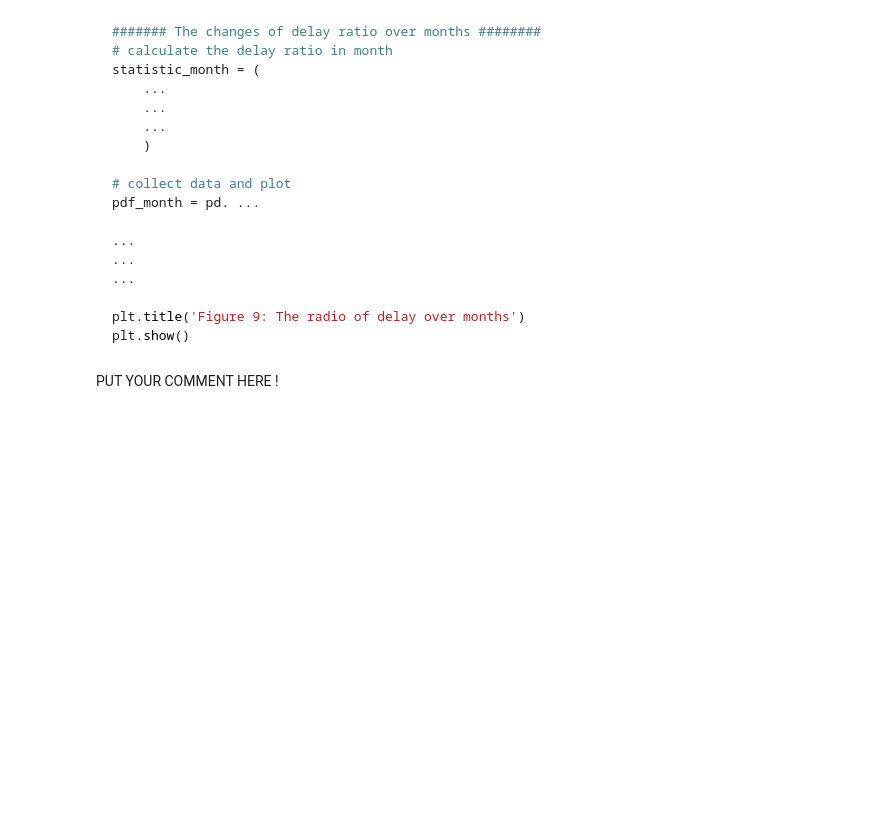
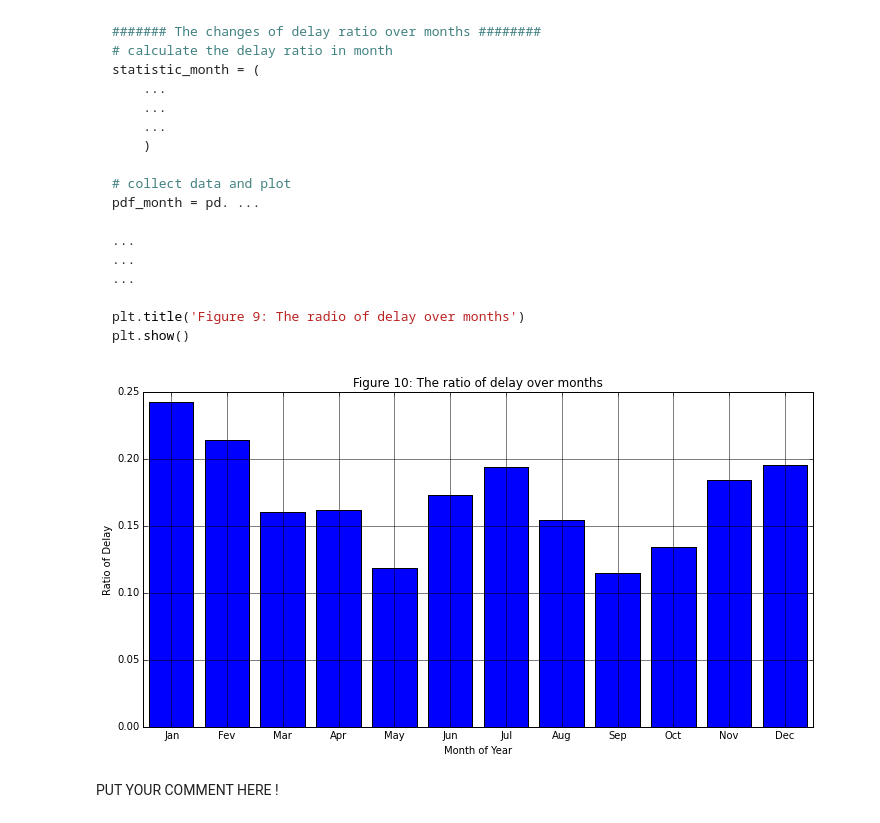
Before and after one commit to adriculteur/Algorithmic-Machine-Learning, a Jupyter notebook: Notebooks/[Lecture 5+6] Regression algorithm - Using Random Forests to predict Airplane Delays.ipynb, the cells around one changed output. Saved outputs shown, nothing was run; the diff lists cells and outputs as text; code cells hidden in the pictures; blank space fills up the shorter version.

````diff
--- a/Notebooks/[Lecture 5+6] Regression algorithm - Using Random Forests to predict Airplane Delays.ipynb
+++ b/Notebooks/[Lecture 5+6] Regression algorithm - Using Random Forests to predict Airplane Delays.ipynb
@@ -774,6 +810,35 @@ pdf_month = pd. ...
 plt.title('Figure 9: The radio of delay over months')
 plt.show()
 ```
+# %%
+####### The changes of delay ratio over months ########
+# calculate the delay ratio in month
+statistic_month = (
+    df_with_delay
+    .groupby('month')
+    .agg((func.sum('is_delay')/func.count('*')).alias('delay_ratio'))
+    # order by day_of_month
+    .orderBy('month')
+    )
+
+# collect data and plot
+pdf_month = pd.DataFrame(data=statistic_month.collect())
+
+map_int_into_month = { 1:"Jan", 2:"Fev", 3:"Mar", 4:"Apr", 5:"May", 6:"Jun", 7:"Jul", 8:"Aug", 9:"Sep", 10:"Oct", 11:"Nov", 12:"Dec" }
+month_label = pdf_month[0].map(lambda i: map_int_into_month[i])
+
+plt.figure(figsize=(12,6))
+plt.xlabel("Month of Year")
+plt.ylabel("Ratio of Delay")
+plt.title('Figure 10: The ratio of delay over months')
+plt.grid(True,which="both",ls="-")
+
+plt.bar(pdf_month[0], pdf_month[1], align='center')
+plt.xlim([0.5,12.5])
+plt.xticks(pdf_month[0], month_label)
+plt.show()
+# %% [output]
+[figure, added]
 # %% [markdown]
 <div class="comment">
 PUT YOUR COMMENT HERE !
````
Also changed, not shown: parts of 13 cells of this notebook.
